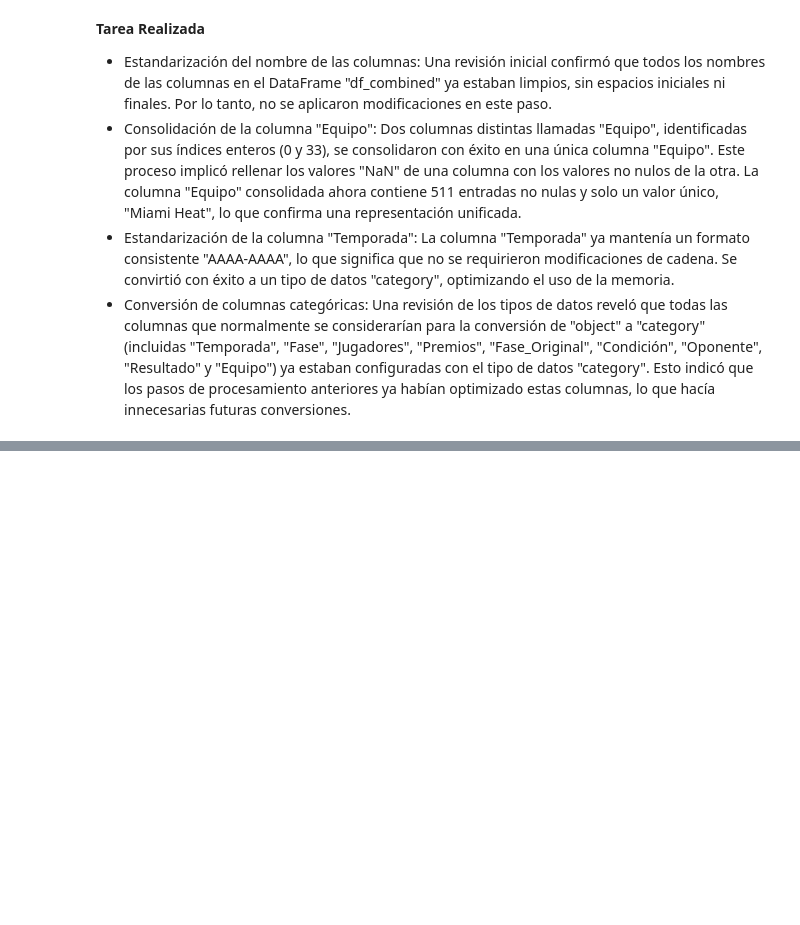
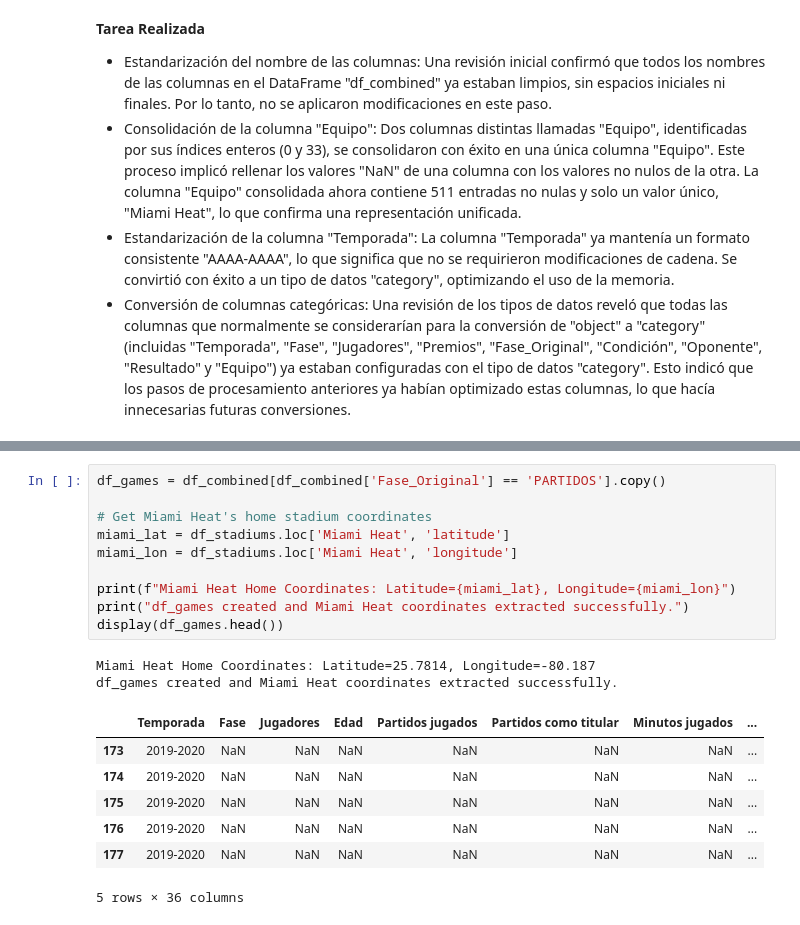
Before and after one commit to coderhouse2025-droid/Miami-Heat, a Jupyter notebook: Miami_Heat.ipynb, the cells around one changed output, grey strips where cells are left out. Cells and saved outputs as stored; diff of their text form; blank space fills up the shorter version.

```diff
--- a/Miami_Heat.ipynb
+++ b/Miami_Heat.ipynb
@@ -310,0 +467,20 @@ memory usage: 146.1+ KB
+# %%
+df_games = df_combined[df_combined['Fase_Original'] == 'PARTIDOS'].copy()
+
+# Get Miami Heat's home stadium coordinates
+miami_lat = df_stadiums.loc['Miami Heat', 'latitude']
+miami_lon = df_stadiums.loc['Miami Heat', 'longitude']
+
+print(f"Miami Heat Home Coordinates: Latitude={miami_lat}, Longitude={miami_lon}")
+print("df_games created and Miami Heat coordinates extracted successfully.")
+display(df_games.head())
+# %% [output]
+Miami Heat Home Coordinates: Latitude=25.7814, Longitude=-80.187
+df_games created and Miami Heat coordinates extracted successfully.
+|  | Temporada | Fase | Jugadores | Edad | Partidos jugados | Partidos como titular | Minutos jugados | ... |
+| 173 | 2019-2020 | NaN | NaN | NaN | NaN | NaN | NaN | ... |
+| 174 | 2019-2020 | NaN | NaN | NaN | NaN | NaN | NaN | ... |
+| 175 | 2019-2020 | NaN | NaN | NaN | NaN | NaN | NaN | ... |
+| 176 | 2019-2020 | NaN | NaN | NaN | NaN | NaN | NaN | ... |
+| 177 | 2019-2020 | NaN | NaN | NaN | NaN | NaN | NaN | ... |
+5 rows × 36 columns
```
Also changed, not shown: parts of 32 cells of this notebook.
